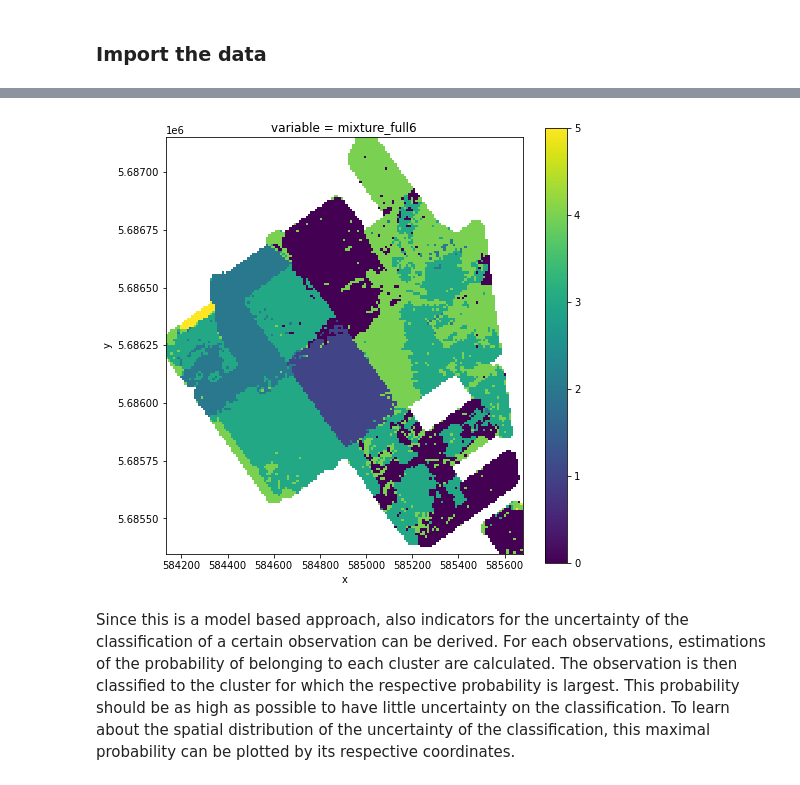
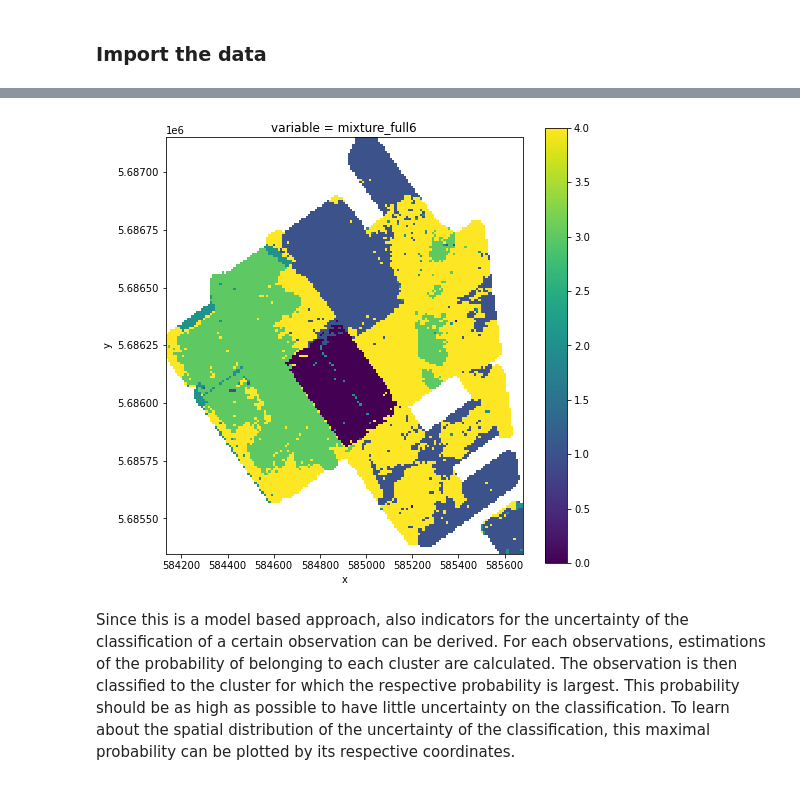
Before and after one commit to drdebivre/Thesis_EMIclass, a Jupyter notebook: 3.Gaussian_mixture.ipynb, the cells around one changed output, grey strips where cells are left out. Drawn from its saved outputs; the diff is of its cells as text; code cells hidden in the pictures.

```diff
--- a/3.Gaussian_mixture.ipynb
+++ b/3.Gaussian_mixture.ipynb
@@ -108,20 +94,20 @@ array([[803119.47169472, 753490.42484179, 729205.8863128 ,
 # %%
-fullmodel_n6 = GaussianMixture(n_components = 6, covariance_type='full', n_init=10).fit(df_nona)
+fullmodel_n6 = GaussianMixture(n_components = 5, covariance_type='full', n_init=10).fit(df_nona)
 clusters = fullmodel_n6.predict(df_nona) # each pixel assigned to cluster that has largest probability
 
 cl = np.empty((27540))
 cl[:] = np.nan
 
 cl[~rows_with_nan] = clusters
 
 df_raster['mixture_full6'] = cl
 
 xr_clusters = df_raster.to_xarray().transpose('y', 'x')
 cl_array = xr_clusters.to_array()
 ax = cl_array.sel(variable='mixture_full6').plot.pcolormesh(figsize=(8,8))
 ax.axes.set_aspect('equal')
 # %% [output]
-[figure, old version]
+[figure, new version]
 # %% [markdown]
 Since this is a model based approach, also indicators for the uncertainty of the classification of a certain observation can be derived. For each observations, estimations of the probability of belonging to each cluster are calculated. The observation is then classified to the cluster for which the respective probability is largest. This probability should be as high as possible to have little uncertainty on the classification. To learn about the spatial distribution of the uncertainty of the classification, this maximal probability can be plotted by its respective coordinates.
 # %%
```
Also changed, not shown: parts of 16 cells of this notebook.
